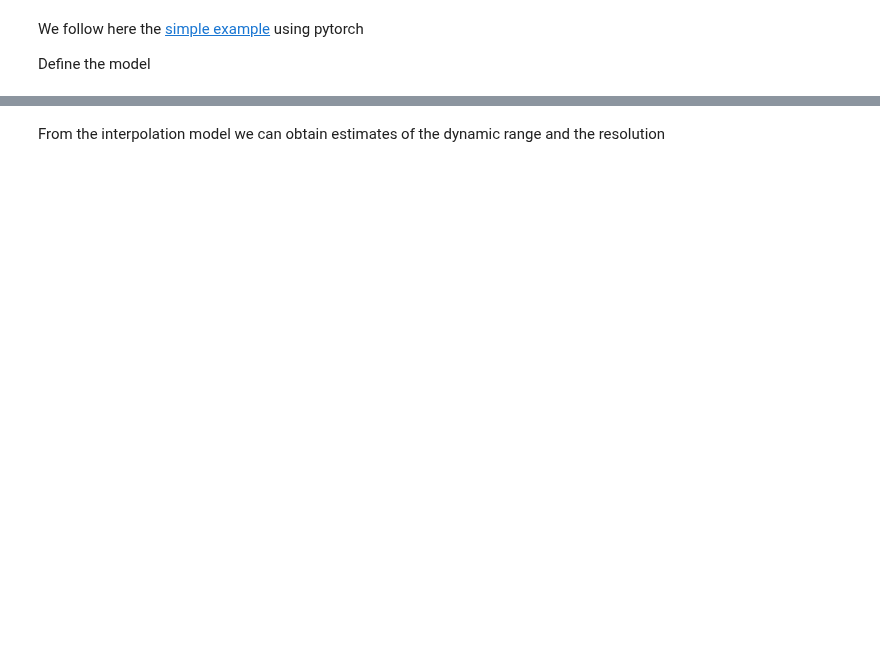
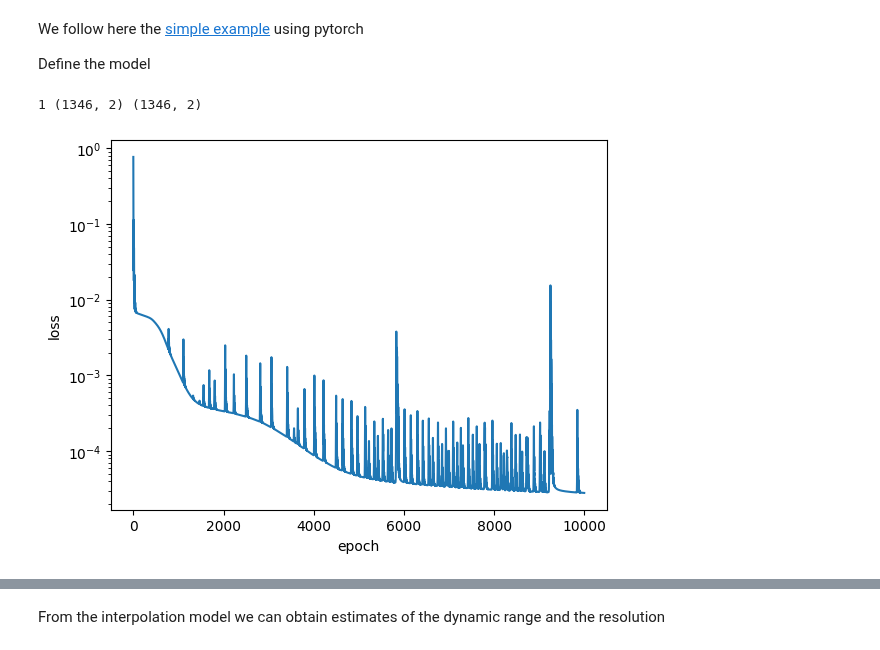
Before and after one commit to sahelazizpour/Finite-Observation-Dynamic-Range, a Jupyter notebook: 0_update/analysis_new.ipynb, the cells around one changed output, grey strips where cells are left out. Drawn from its saved outputs; the diff is of its cells as text; code cells hidden in the pictures; blank space fills up the shorter version.

```diff
--- a/0_update/analysis_new.ipynb
+++ b/0_update/analysis_new.ipynb
@@ -235,11 +290,11 @@ from sklearn.preprocessing import MinMaxScaler
 x_data = []
 y_data = []
 
-def get_data(realization, epsilons=np.logspace(-4, 0, 9).tolist(), shuffle=1234):
+def get_data(realization, epsilons=list_epsilons, shuffle=1234):
     X1, X2 = np.empty(shape=(0,)), np.empty(shape=(0,))
     Y1, Y2 = np.empty(shape=(0,)), np.empty(shape=(0,))
     for epsilon in epsilons:
-        beta_params = load_beta_params('../data/betaParams/subpop_k=100/epsilon={:.2e}_subFix_window=1_realization={:d}.pkl'.format(epsilon, realization))
+        beta_params = load_beta_params(filename(path_beta_params, epsilon, sub_typ, window, realization))
         # filter out invalid values where either a or b are negative
         mask = (beta_params['a'] > 0) & (beta_params['b'] > 0)
         loghs = beta_params['logh'][mask]
@@ -260,4 +315,4 @@ def get_data(realization, epsilons=np.logspace(-4, 0, 9).tolist(), shuffle=1234)
     y_data = np.stack((Y1[mask], Y2[mask]), axis=1)
     print(realization, x_data.shape, y_data.shape)
     return x_data, y_data,
-get_data(1, shuffle=None)
+get_data(realization, shuffle=None)
@@ -303,38 +374,41 @@ def train_model_simple(X_train, Y_train, epochs):
     model = NeuralNetwork()
 
     # Adam and MSE Loss
-    optimizer = optim.Adam(model.parameters(), lr=0.001)
+    optimizer = optim.Adam(model.parameters(), lr=0.005)
     loss_fn = nn.MSELoss(reduction='mean')
 
     # main loop
     history_loss = []
     for epoch in tqdm(range(epochs)):
         yhat = model(X_train_tensor)
         loss = loss_fn(yhat, Y_train_tensor)
         history_loss.append(loss.item())
         # compute gradients
         loss.backward()
         # carry out one optimization step with Adam
         optimizer.step()
         # reset gradients to zero
         optimizer.zero_grad()
 
     return model, history_loss
 
 # rescale data (can use the same scaler multiple times using fit_transform function)
 X_scaler = MinMaxScaler(feature_range=(-1, 1))
 Y_scaler = MinMaxScaler(feature_range=(-1, 1))
-X, Y = get_data(0)
+X, Y = get_data(realization)
 X_scaled = X_scaler.fit_transform(X)
 Y_scaled = Y_scaler.fit_transform(Y)
 
 # train model
 model, loss = train_model_simple(X_scaled, Y_scaled, 10000)
 plt.plot(loss)
 plt.xlabel('epoch')
 plt.ylabel('loss')
 plt.yscale('log')
 plt.show()
+# %% [output]
+1 (1346, 2) (1346, 2)
+[figure, added]
 # %%
 import itertools
 import matplotlib.pyplot as plt
```
Also changed, not shown: parts of 17 cells of this notebook, 1 other file.
